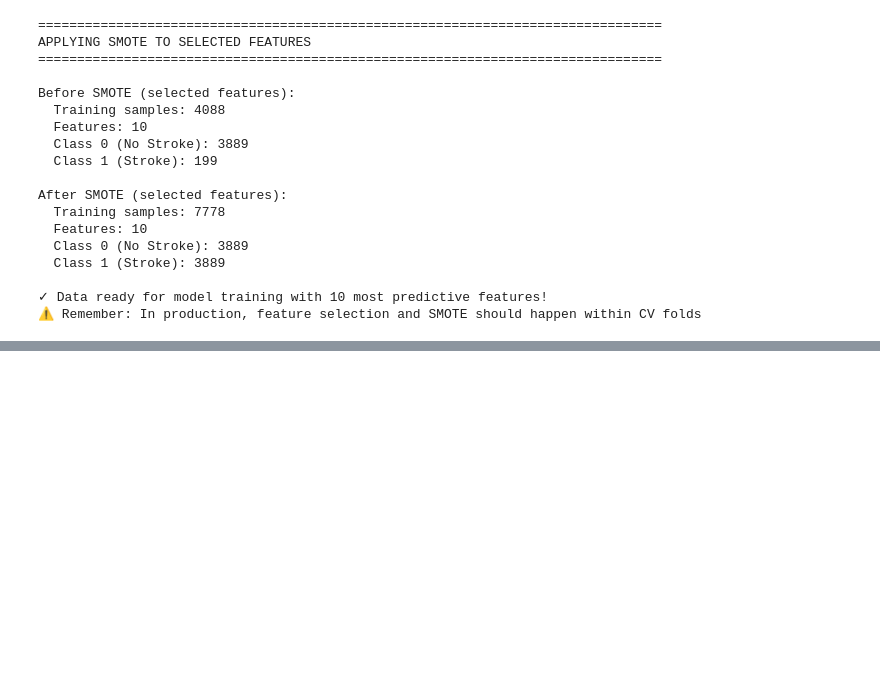
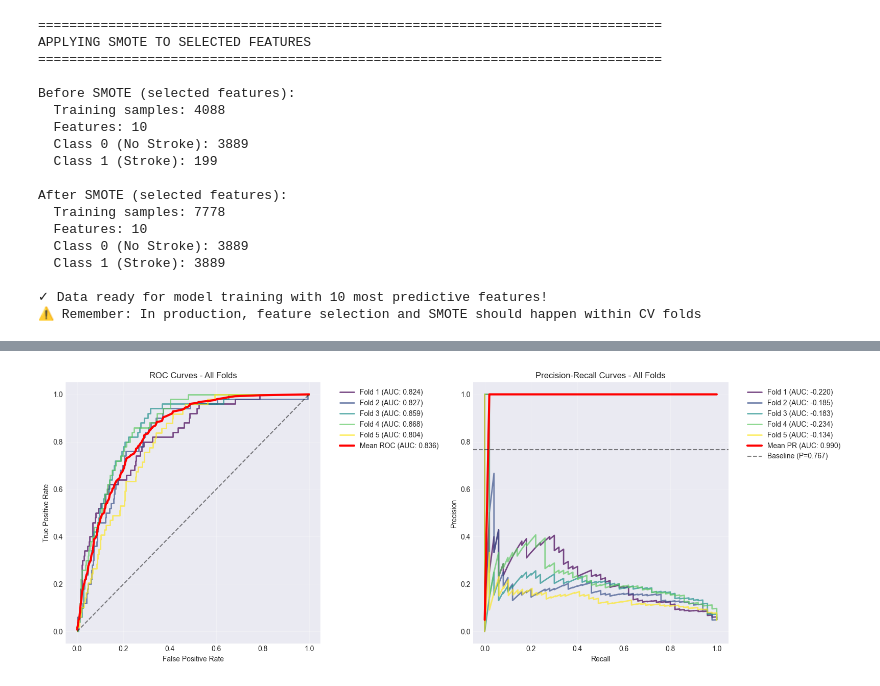
Before and after one commit to hakotaco/stroke-prediction, a Jupyter notebook: stroke_training_pipeline.ipynb, the cells around one changed output, grey strips where cells are left out. Drawn from its saved outputs; the diff is of its cells as text; code cells hidden in the pictures; blank space fills up the shorter version.

```diff
--- a/stroke_training_pipeline.ipynb
+++ b/stroke_training_pipeline.ipynb
@@ -620,0 +632,10 @@ After SMOTE (selected features):
+# %%
+def apply_smote_balancing(X_train_selected, y_train, random_state=42):
+    from imblearn.over_sampling import SMOTE
+
+    smote = SMOTE(sampling_strategy='auto', random_state=random_state, k_neighbors=5)
+    X_train_selected_balanced, y_train_selected_balanced = smote_selected.fit_resample(X_train_selected, y_train)
+
+    print(f"SMOTE balancing: {len(X_train_selected)} : {len(X_train_selected_balanced)} samples")
+    print(f"Class distribution: {y_train_selected_balanced.value_counts().to_dict()}")
+    return X_train_selected_balanced, y_train_selected_balanced, smote
@@ -620,0 +786,60 @@ After SMOTE (selected features):
+# %%
+fig, axes = plt.subplots(1, 2, figsize=(16, 6))
+
+ax1 = axes[0]
+colors = plt.cm.viridis(np.linspace(0, 1, len(roc_curves)))
+
+for i, curve in enumerate(roc_curves):
+    ax1.plot(curve['fpr'], curve['tpr'],
+            color=colors[i], alpha=0.7, linewidth=2,
+            label=f"Fold {curve['fold']} (AUC: {cv_results[i]['roc_auc']:.3f})")
+
+all_fpr = np.unique(np.concatenate([curve['fpr'] for curve in roc_curves]))
+mean_tpr = np.zeros_like(all_fpr)
+for curve in roc_curves:
+    mean_tpr += np.interp(all_fpr, curve['fpr'], curve['tpr'])
+mean_tpr /= len(roc_curves)
+
+mean_auc = np.mean([cv_results[i]['roc_auc'] for i in range(len(cv_results))])
+ax1.plot(all_fpr, mean_tpr, color='red', linewidth=3,
+        label=f'Mean ROC (AUC: {mean_auc:.3f})')
+
+ax1.plot([0, 1], [0, 1], 'k--', alpha=0.5)
+ax1.set_xlabel('False Positive Rate')
+ax1.set_ylabel('True Positive Rate')
+ax1.set_title('ROC Curves - All Folds')
+ax1.legend(bbox_to_anchor=(1.05, 1), loc='upper left')
+ax1.grid(True, alpha=0.3)
+
+ax2 = axes[1]
+
+for i, curve in enumerate(pr_curves):
+    pr_auc = np.trapz(curve['precision'], curve['recall'])
+    ax2.plot(curve['recall'], curve['precision'],
+            color=colors[i], alpha=0.7, linewidth=2,
+            label=f"Fold {curve['fold']} (AUC: {pr_auc:.3f})")
+
+all_recall = np.unique(np.concatenate([curve['recall'] for curve in pr_curves]))
+mean_precision = np.zeros_like(all_recall)
+for curve in pr_curves:
+    mean_precision += np.interp(all_recall, curve['recall'], curve['precision'])
+mean_precision /= len(pr_curves)
+
+mean_pr_auc = np.trapz(mean_precision, all_recall)
+ax2.plot(all_recall, mean_precision, color='red', linewidth=3,
+        label=f'Mean PR (AUC: {mean_pr_auc:.3f})')
+
+baseline = np.mean([cv_results[i]['recall'] for i in range(len(cv_results))])
+ax2.axhline(y=baseline, color='k', linestyle='--', alpha=0.5,
+            label=f'Baseline (P={baseline:.3f})')
+
+ax2.set_xlabel('Recall')
+ax2.set_ylabel('Precision')
+ax2.set_title('Precision-Recall Curves - All Folds')
+ax2.legend(bbox_to_anchor=(1.05, 1), loc='upper left')
+ax2.grid(True, alpha=0.3)
+
+plt.tight_layout()
+plt.show()
+# %% [output]
+[figure, added]
```
Also changed, not shown: parts of 4 cells of this notebook.
